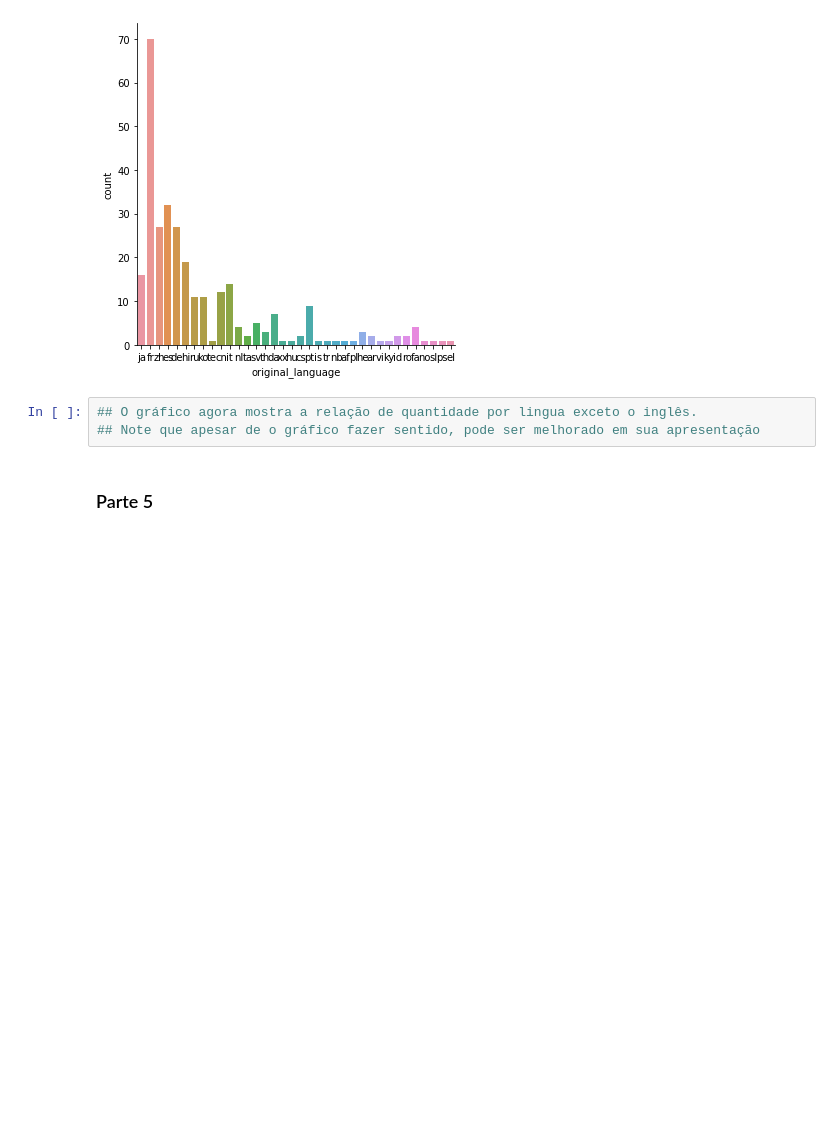
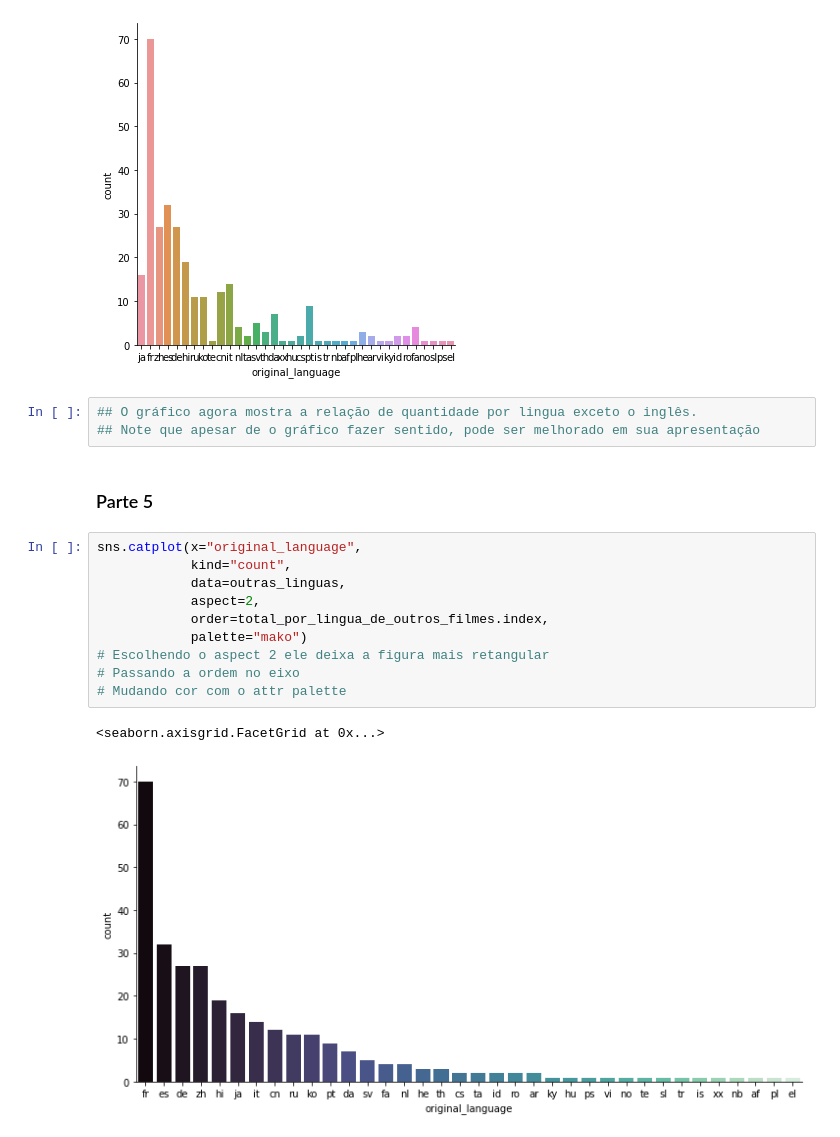
Before and after one commit to Mathtzt/data-science, a Jupyter notebook: aprendizado/data-science.ipynb, the cells around one changed output. Drawn from its saved outputs; the diff is of its cells as text; blank space fills up the shorter version.

Commit message:
Finalizando primeiros passos em Data Science

```diff
--- a/aprendizado/data-science.ipynb
+++ b/aprendizado/data-science.ipynb
@@ -390,3 +390,16 @@ sns.catplot(x="original_language", kind="count", data=outras_linguas)
 ## Note que apesar de o gráfico fazer sentido, pode ser melhorado em sua apresentação
 # %% [markdown]
 ### Parte 5
+# %%
+sns.catplot(x="original_language",
+            kind="count",
+            data=outras_linguas,
+            aspect=2,
+            order=total_por_lingua_de_outros_filmes.index,
+            palette="mako")
+# Escolhendo o aspect 2 ele deixa a figura mais retangular
+# Passando a ordem no eixo
+# Mudando cor com o attr palette
+# %% [output]
+<seaborn.axisgrid.FacetGrid at 0x...>
+[figure, added]
```
Also changed, not shown: parts of 11 cells of this notebook.
